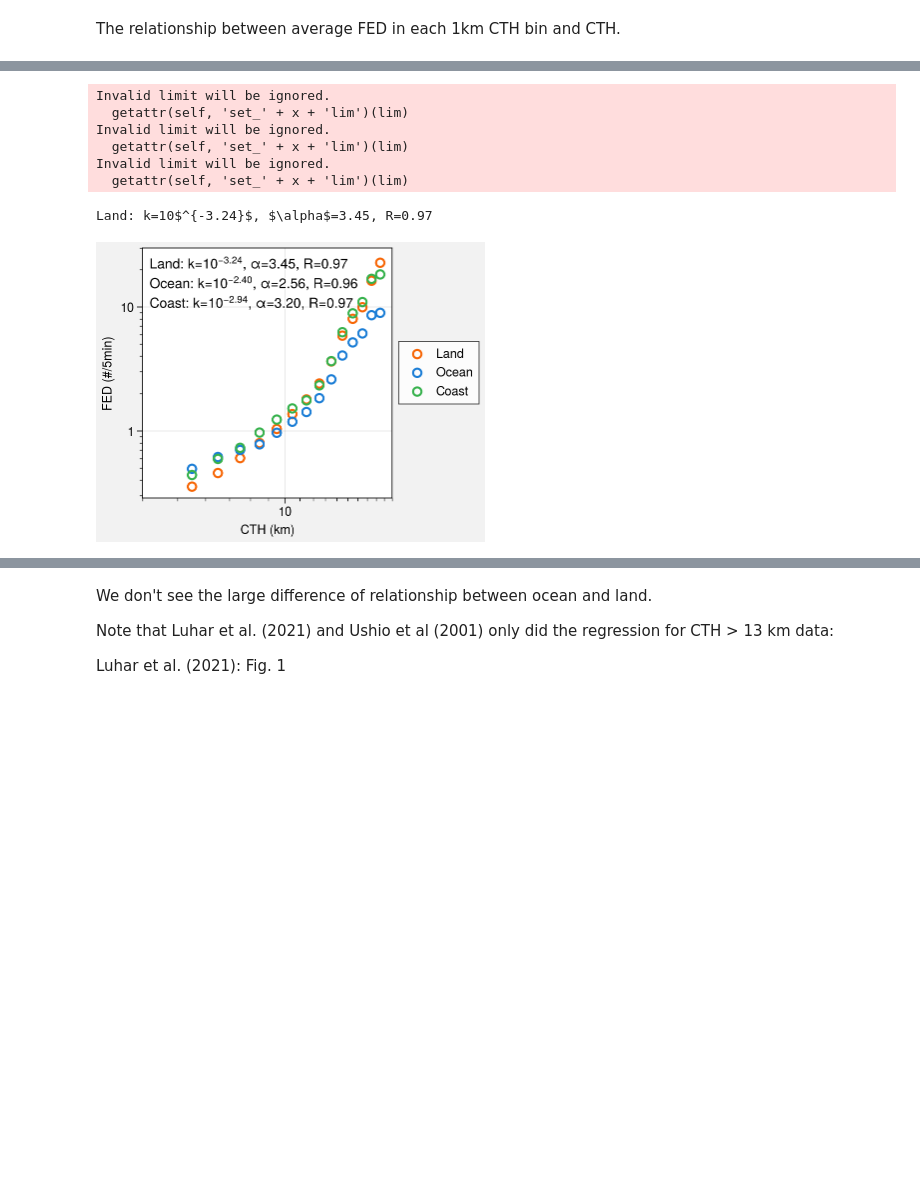
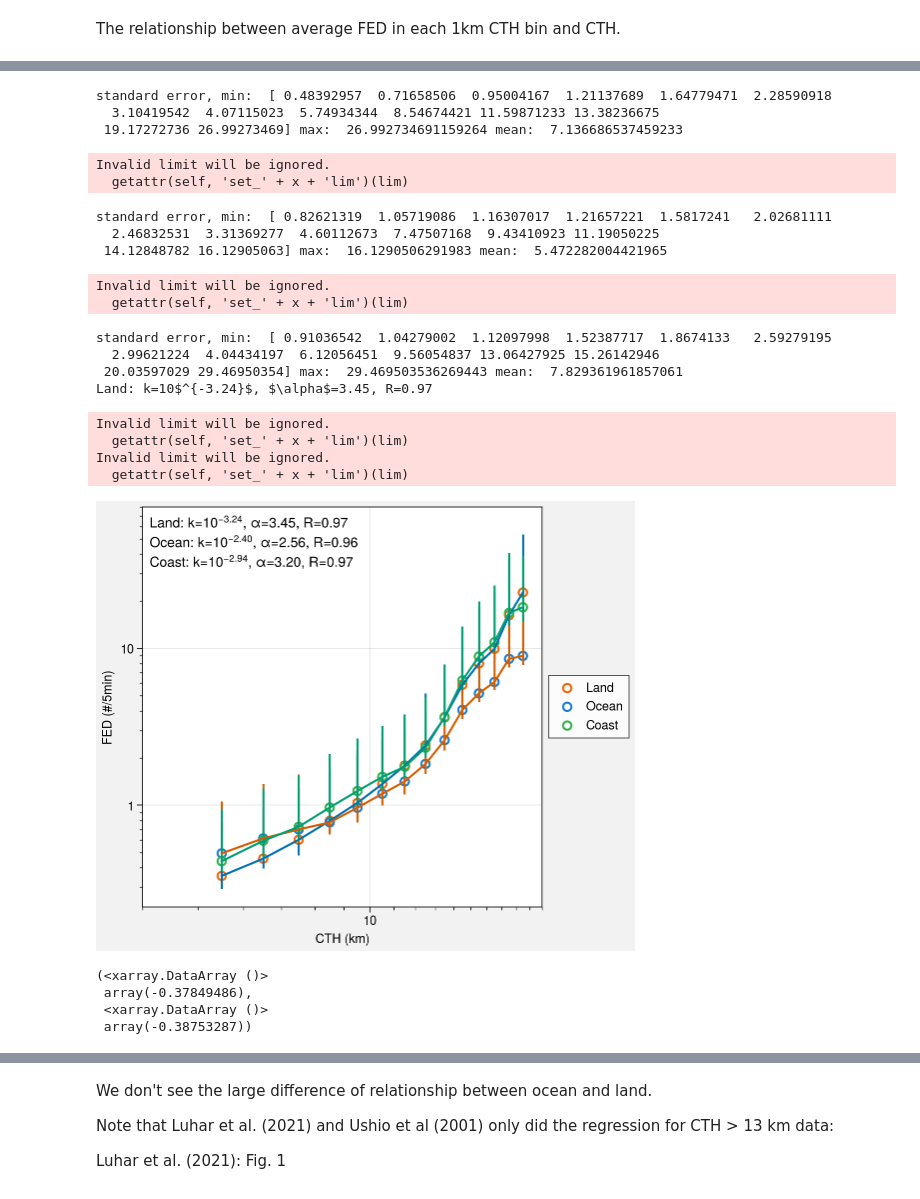
Before and after one commit to zxdawn/Xin_RS_2021_GOES_lightning, a Jupyter notebook: notebooks/relationships.ipynb, the cells around one changed output, grey strips where cells are left out. Cells and saved outputs as stored; diff of their text form; code cells hidden in the pictures; blank space fills up the shorter version.

```diff
--- a/notebooks/relationships.ipynb
+++ b/notebooks/relationships.ipynb
@@ -246,6 +278,7 @@ for idx,var in enumerate(gml_vars.items()):
     stats, cth_edge, w_edge = bin_stats(df, relationship='w-cth', var_glm=var[0])
     x, y = np.meshgrid(w_edge, cth_edge)
     m = axs[idx].pcolormesh(x, y, stats,
+                            vmin=0,
                             vmax=np.nanpercentile(stats, 95),
                             cmap='viridis')
     axs[idx].colorbar([m], label=f'({var[1][1]})')
@@ -271,6 +304,7 @@ for idx,var in enumerate(gml_vars.items()):
 
     x, y = np.meshgrid(w_edge, cth_edge)
     m = axs[idx].pcolormesh(x, y, stats,
+                            vmin=0,
                             vmax=np.nanpercentile(stats, 95),
                             cmap='viridis')
     axs[idx].colorbar([m], label=f'({var[1][1]})')
@@ -482,7 +544,7 @@ def plot_linear(ax, x, y, color, label, plot_line=False):
     return title
 # %%
 def plot_regression(ax, df, xname, yname, label, color, statistic='mean',
-                    logscale=True, marker='o', calbin=True, plotline=False):
+                    logscale=True, marker='o', calbin=True, plotline=False, return_y=False, errorbar=False):
     '''plot the log-log regression'''
     if xname == 'HT':
         xlim = (4, 20)
@@ -497,14 +559,27 @@ def plot_regression(ax, df, xname, yname, label, color, statistic='mean',
     if calbin:
         ret = binned_statistic(df[xname], df[yname],
                                statistic=statistic, bins=xbins)
+        ret_std = binned_statistic(df[xname], df[yname],
+                               statistic='std', bins=xbins)
 
         x = np.convolve(ret.bin_edges, np.ones(2), 'valid') / 2
         y = ret.statistic
+
+        print('standard error, min: ', ret_std.statistic,#.min(),
+              'max: ', ret_std.statistic.max(),
+              'mean: ', ret_std.statistic.mean())
+        lower_quartile = binned_statistic(df[xname], df[yname],
+                               statistic=lambda y: np.percentile(y, 25), bins=xbins)
+        upper_quartile = binned_statistic(df[xname], df[yname],
+                               statistic=lambda y: np.percentile(y, 75), bins=xbins)
     else:
         x = df[xname]
         y = df[yname]
+
     s = ax.scatter(x, y, label=label, edgecolor=color,
                    facecolor='None', marker=marker, linewidths=1.5)
+    if lower_quartile is not None and errorbar:
+        ax.errorbar(x, y, yerr=[lower_quartile.statistic, upper_quartile.statistic])
 
     title = plot_linear(ax, x, y, color, label, plotline)
 
@@ -515,5 +590,7 @@ def plot_regression(ax, df, xname, yname, label, color, statistic='mean',
     else:
         ax.format(xlim=xlim, ylim=ylim,
                   xminorlocator=1)
-
-    return s, title
+    if return_y:
+        return s, title, xr.DataArray(y, dims=['cth'], coords=[x,])
+    else:
+        return s, title
@@ -520,48 +651,68 @@ def plot_regression(ax, df, xname, yname, label, color, statistic='mean',
 # %%
-fig, axs = plot.subplots()
+fig, axs = plot.subplots(axwidth=4)
 
-s_land, title_land = plot_regression(axs, df_land,
+s_land, title_land, fed_land = plot_regression(axs, df_land,
                                          xname='HT', yname='flash_extent_density',
-                                         label='Land', color='orange7')
+                                         label='Land', color='orange7', return_y=True, errorbar=True)
 
-s_ocean, title_ocean = plot_regression(axs, df_ocean,
+s_ocean, title_ocean, fed_ocean = plot_regression(axs, df_ocean,
                                             xname='HT', yname='flash_extent_density',
-                                            label='Ocean', color='blue7')
+                                            label='Ocean', color='blue7', return_y=True, errorbar=True)
 
-s_coast, title_coast = plot_regression(axs, df_coast,
+s_coast, title_coast, fed_coast = plot_regression(axs, df_coast,
                                             xname='HT', yname='flash_extent_density',
-                                            label='Coast', color='green7')
+                                            label='Coast', color='green7', return_y=True, errorbar=True)
 
 # def func(x, a, b):
 #     return a * np.power(x, b)
 
 def sci_notation(number, sig_fig=2):
     ret_string = "{0:.{1:d}e}".format(number, sig_fig)
     a, b = ret_string.split("e")
     b = int(b)
     return a + '$\\times$10$^{%5.0f}$' % b
 
 # popt_land, _ = curve_fit(func, x_land, y_land)
 # popt_ocean, _ = curve_fit(func, x_ocean, y_ocean)
 # popt_coast, _ = curve_fit(func, x_coast, y_coast)
 
 # ltitle_land = f'Land: k={sci_notation(popt_land[0])}, a=%5.2f' % popt_land[1]
 # ltitle_ocean = f'Ocean: k={sci_notation(popt_ocean[0])}, a=%5.2f' % popt_ocean[1]
 # ltitle_coast = f'Coast: k={sci_notation(popt_coast[0])}, a=%5.2f' % popt_coast[1]
 
 print(title_land)
-axs.format(ultitle=title_land+'\n'+title_ocean+'\n'+title_coast)
+axs.format(ultitle=title_land+'\n'+title_ocean+'\n'+title_coast, ylim=(0, 80))
 axs.legend([s_land, s_ocean, s_coast], loc='r', ncols=1)
 axs.format(xlabel='CTH (km)', ylabel='FED (#/5min)')
+
+fig.savefig('../figures/errorbar.png')
 # %% [output]
-Invalid limit will be ignored.
-  getattr(self, 'set_' + x + 'lim')(lim)
-Invalid limit will be ignored.
-  getattr(self, 'set_' + x + 'lim')(lim)
-Invalid limit will be ignored.
-  getattr(self, 'set_' + x + 'lim')(lim)
+standard error, min:  [ 0.48392957  0.71658506  0.95004167  1.21137689  1.64779471  2.28590918
+  3.10419542  4.07115023  5.74934344  8.54674421 11.59871233 13.38236675
+ 19.17272736 26.99273469] max:  26.992734691159264 mean:  7.136686537459233
-Land: k=10$^{-3.24}$, $\alpha$=3.45, R=0.97
+Invalid limit will be ignored.
+  getattr(self, 'set_' + x + 'lim')(lim)
+standard error, min:  [ 0.82621319  1.05719086  1.16307017  1.21657221  1.5817241   2.02681111
+  2.46832531  3.31369277  4.60112673  7.47507168  9.43410923 11.19050225
+ 14.12848782 16.12905063] max:  16.1290506291983 mean:  5.472282004421965
+Invalid limit will be ignored.
+  getattr(self, 'set_' + x + 'lim')(lim)
+standard error, min:  [ 0.91036542  1.04279002  1.12097998  1.52387717  1.8674133   2.59279195
+  2.99621224  4.04434197  6.12056451  9.56054837 13.06427925 15.26142946
+ 20.03597029 29.46950354] max:  29.469503536269443 mean:  7.829361961857061
+Land: k=10$^{-3.24}$, $\alpha$=3.45, R=0.97
+Invalid limit will be ignored.
+  getattr(self, 'set_' + x + 'lim')(lim)
+Invalid limit will be ignored.
+  getattr(self, 'set_' + x + 'lim')(lim)
-[figure, old version]
+[figure, new version]
+# %%
+((fed_ocean.where(fed_ocean.cth>12) - fed_land.where(fed_land.cth>12))/fed_land.where(fed_land.cth>12)).mean(), ((fed_ocean.where(fed_ocean.cth>12) - fed_coast.where(fed_coast.cth>12))/fed_coast.where(fed_coast.cth>12)).mean()
+# %% [output]
+(<xarray.DataArray ()>
+ array(-0.37849486),
+ <xarray.DataArray ()>
+ array(-0.38753287))
 # %%
 fig, axs = plot.subplots(nrows=3, figsize=(9, 10), sharey=0)
 
```
Also changed, not shown: parts of 14 cells of this notebook, 2 other files.
